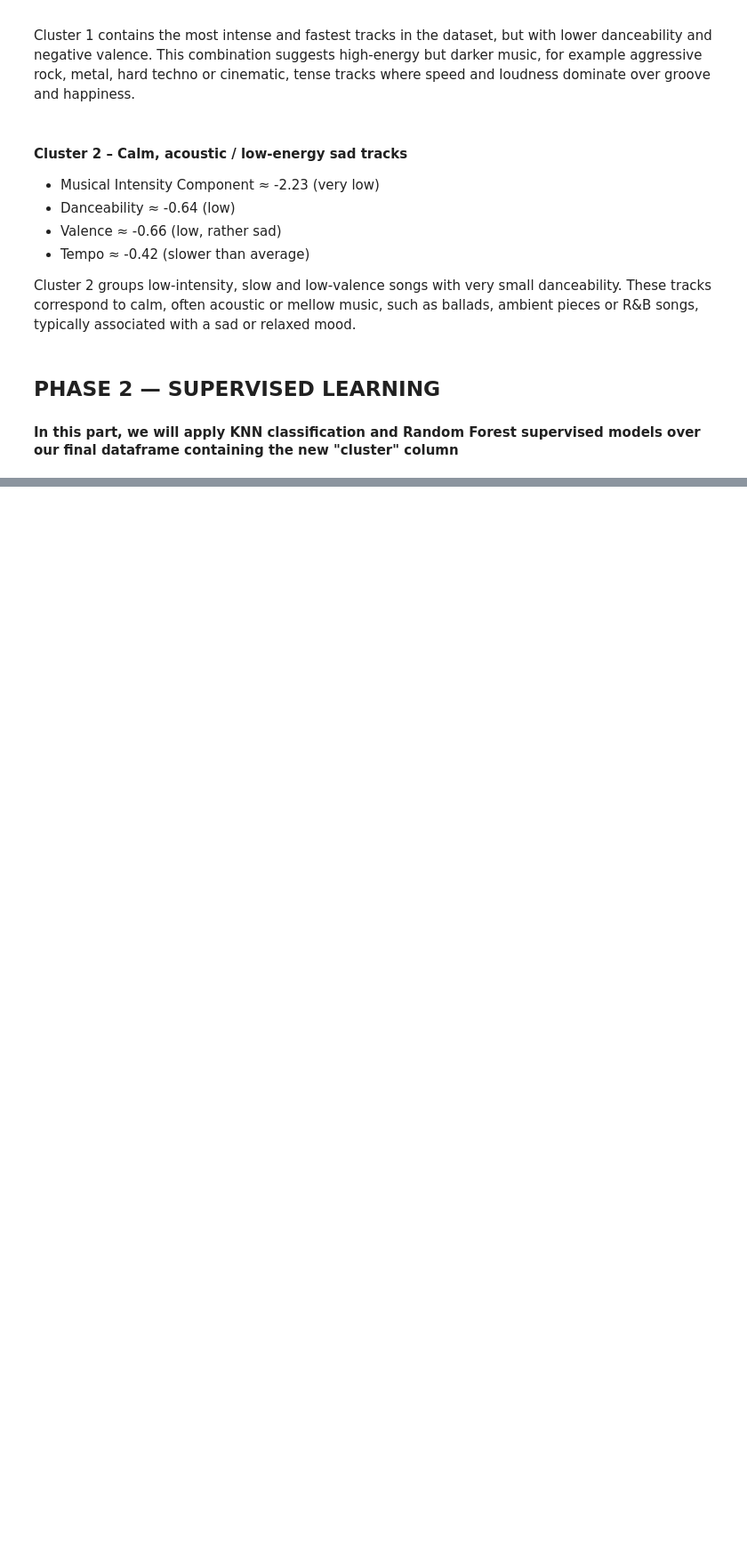
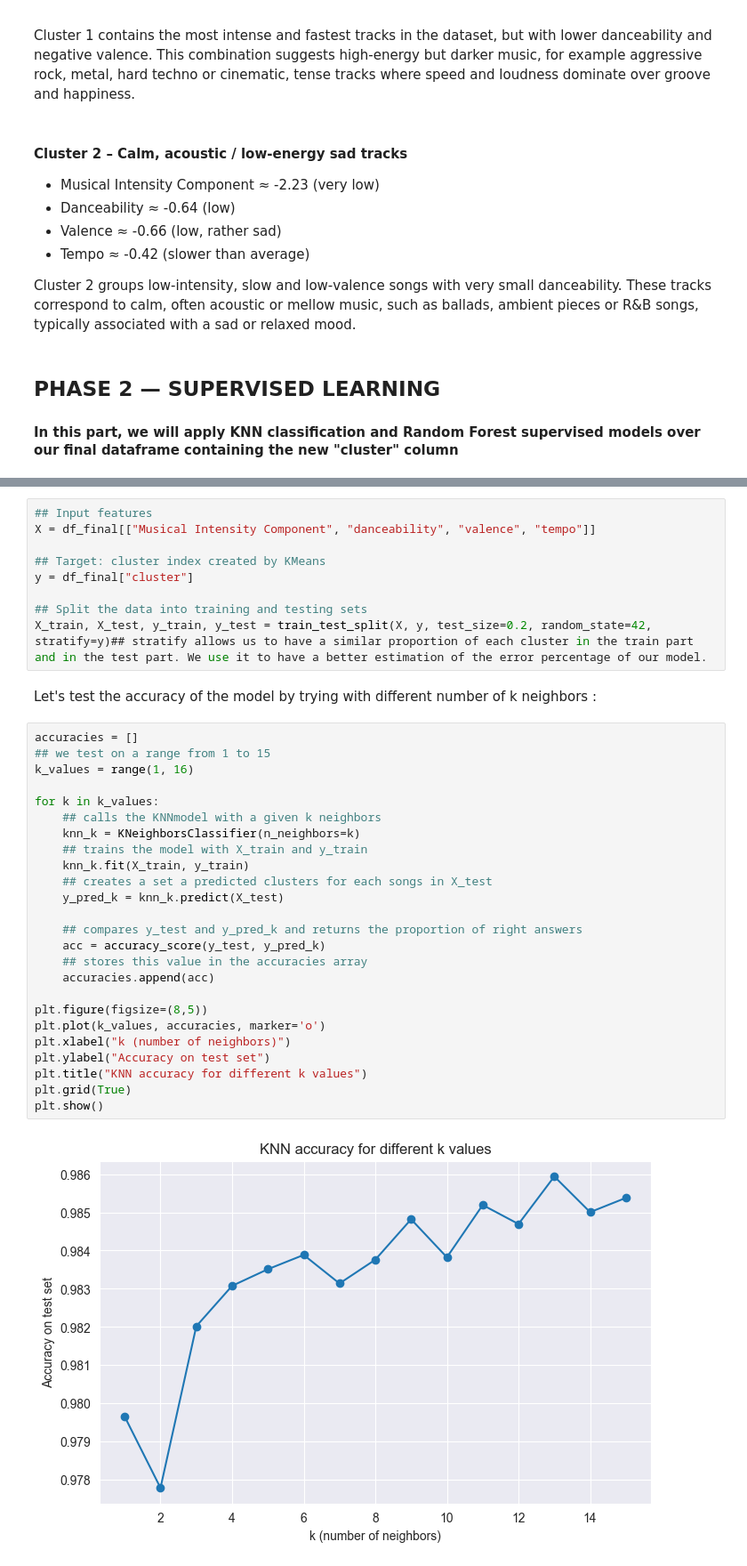
Before and after one commit to LorisCacciottolo/Machine-learning-project, a Jupyter notebook: ML_Project/Spotify_track_project.ipynb, the cells around one changed output, grey strips where cells are left out. Shown at 89% size. Cells and saved outputs as stored; diff of their text form; blank space fills up the shorter version.

Commit message:
KNN, Random forest, prediction 3 songs

```diff
--- a/ML_Project/Spotify_track_project.ipynb
+++ b/ML_Project/Spotify_track_project.ipynb
@@ -650,0 +661,38 @@ These tracks correspond to calm, often acoustic or mellow music, such as ballads
+# %%
+## Input features
+X = df_final[["Musical Intensity Component", "danceability", "valence", "tempo"]]
+
+## Target: cluster index created by KMeans
+y = df_final["cluster"]
+
+## Split the data into training and testing sets
+X_train, X_test, y_train, y_test = train_test_split(X, y, test_size=0.2, random_state=42, stratify=y)## stratify allows us to have a similar proportion of each cluster in the train part and in the test part. We use it to have a better estimation of the error percentage of our model.
+# %% [markdown]
+Let's test the accuracy of the model by trying with different number of k neighbors :
+# %%
+accuracies = []
+## we test on a range from 1 to 15
+k_values = range(1, 16)
+
+for k in k_values:
+    ## calls the KNNmodel with a given k neighbors
+    knn_k = KNeighborsClassifier(n_neighbors=k)
+    ## trains the model with X_train and y_train
+    knn_k.fit(X_train, y_train)
+    ## creates a set a predicted clusters for each songs in X_test
+    y_pred_k = knn_k.predict(X_test)
+
+    ## compares y_test and y_pred_k and returns the proportion of right answers
+    acc = accuracy_score(y_test, y_pred_k)
+    ## stores this value in the accuracies array
+    accuracies.append(acc)
+
+plt.figure(figsize=(8,5))
+plt.plot(k_values, accuracies, marker='o')
+plt.xlabel("k (number of neighbors)")
+plt.ylabel("Accuracy on test set")
+plt.title("KNN accuracy for different k values")
+plt.grid(True)
+plt.show()
+# %% [output]
+[figure, added]
```
Also changed, not shown: parts of 24 cells of this notebook.
